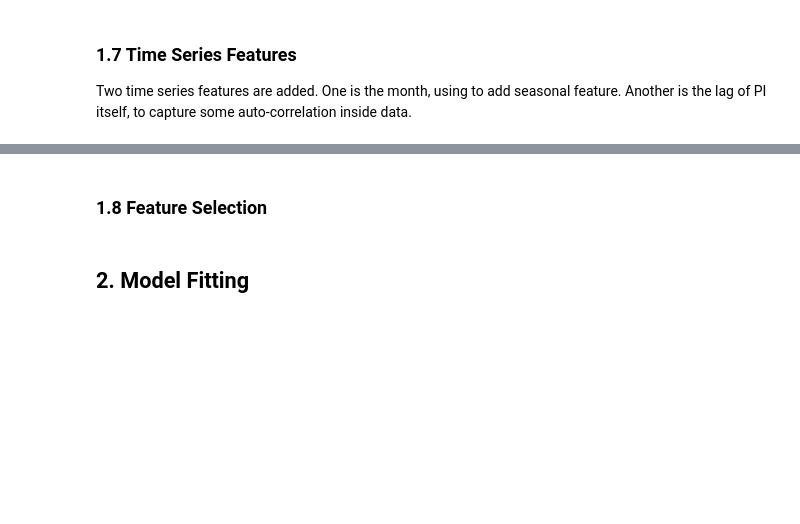
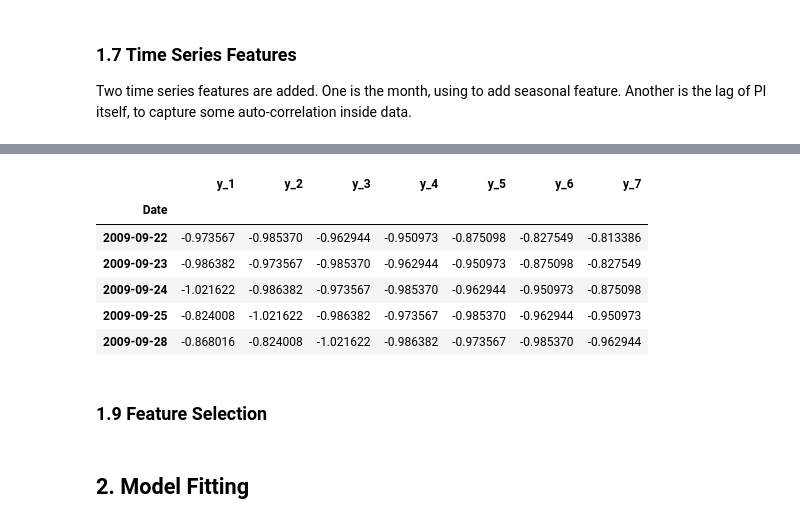
Before and after one commit to Shunian-Chen/AIPI510-Project, a Jupyter notebook: Food_price_prediction.ipynb, the cells around one changed output, grey strips where cells are left out. Cells and saved outputs as stored; diff of their text form; code cells hidden in the pictures; blank space fills up the shorter version.

```diff
--- a/Food_price_prediction.ipynb
+++ b/Food_price_prediction.ipynb
@@ -366,5 +397,15 @@ plot_acf(data_normalized["PI"], lags = lag, alpha=0.05)
+# %%
+y.head()
+# %% [output]
+|  | y_1 | y_2 | y_3 | y_4 | y_5 | y_6 | y_7 |
+| Date |  |  |  |  |  |  |  |
+| 2009-09-22 | -0.973567 | -0.985370 | -0.962944 | -0.950973 | -0.875098 | -0.827549 | -0.813386 |
+| 2009-09-23 | -0.986382 | -0.973567 | -0.985370 | -0.962944 | -0.950973 | -0.875098 | -0.827549 |
+| 2009-09-24 | -1.021622 | -0.986382 | -0.973567 | -0.985370 | -0.962944 | -0.950973 | -0.875098 |
+| 2009-09-25 | -0.824008 | -1.021622 | -0.986382 | -0.973567 | -0.985370 | -0.962944 | -0.950973 |
+| 2009-09-28 | -0.868016 | -0.824008 | -1.021622 | -0.986382 | -0.973567 | -0.985370 | -0.962944 |
 # %% [markdown]
-### 1.8 Feature Selection
+### 1.9 Feature Selection
 # %% [markdown]
 ## 2. Model Fitting
 # %% [markdown]
```
Also changed, not shown: parts of 11 cells of this notebook.
